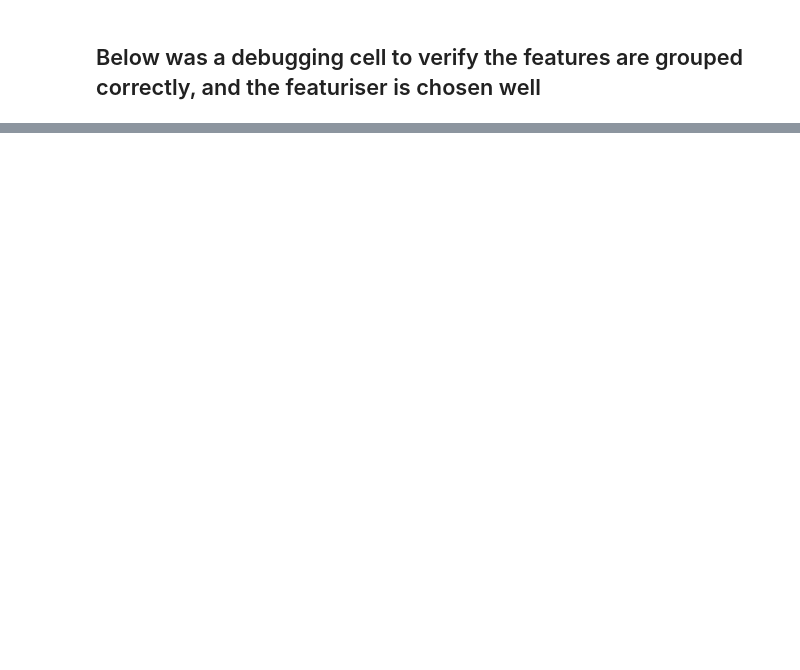
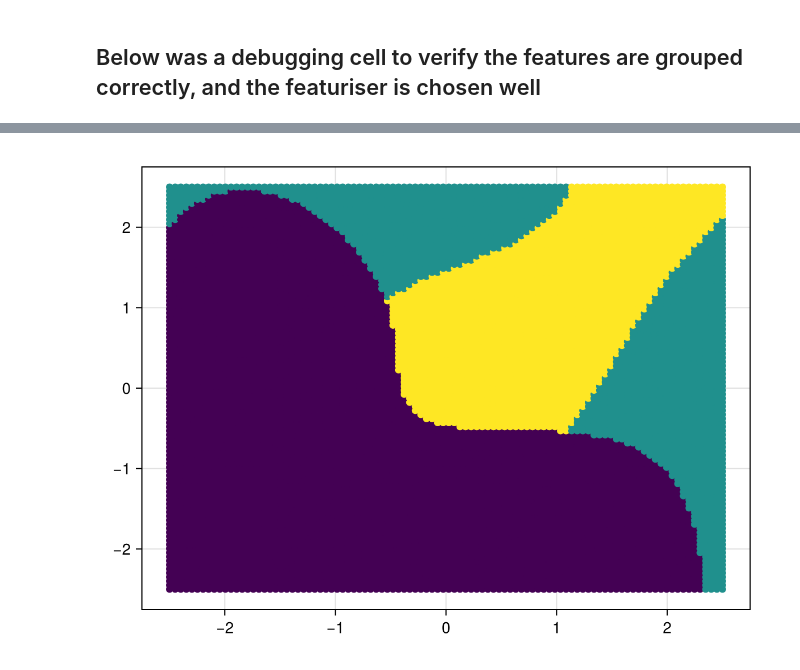
Before and after one commit to SCWalker22/MTH3039, a Jupyter notebook: CW1.ipynb, the cells around one changed output, grey strips where cells are left out. Drawn from its saved outputs; the diff is of its cells as text; code cells hidden in the pictures; blank space fills up the shorter version.

```diff
--- a/CW1.ipynb
+++ b/CW1.ipynb
@@ -421,0 +329,23 @@ N, p = columns(X)
+# %%
+function duffing_featuriser(X)
+    x, v, t = X
+    mean_x = mean(x)
+    sd_v = std(v)
+    return SVector(mean_x, sd_v)
+end
+density = 100
+xg = range(-2.5, 2.5; length = density)
+vg = range(-2.5, 2.5; length = density)
+duffing_points = vec([(x, v, 0) for x in xg, v in vg])
+groups, group_trajs = fg2(duffing_ds, duffing_featuriser, 2, duffing_points; Ttr = 0, Dt = ∇t, T = 100)
+fig = Figure()
+ax = Axis(fig[1, 1])
+scatter!(ax, duffing_points, color=groups)
+graphs = []
+markers = [:cross, :circle]
+# for (i, traj) in enumerate(group_trajs)
+#     push!(graphs, scatter!(ax, traj, color = :black, marker = markers[i]))
+# end
+fig
+# %% [output]
+[figure, added]
```
Also changed, not shown: parts of 32 cells of this notebook, 2 other files.
